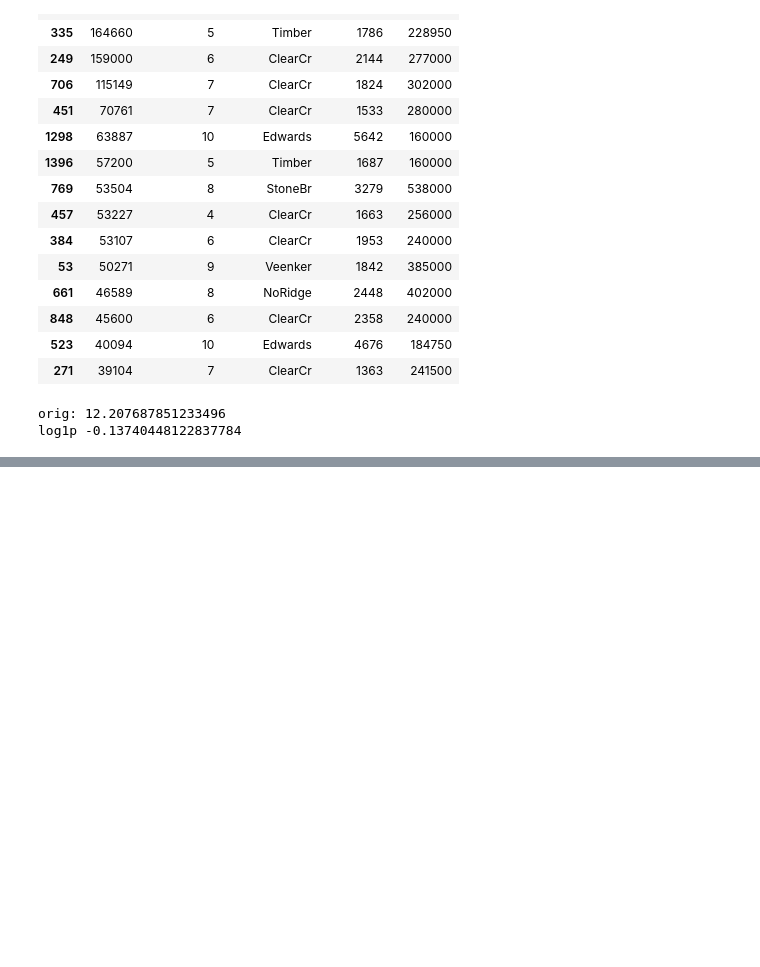
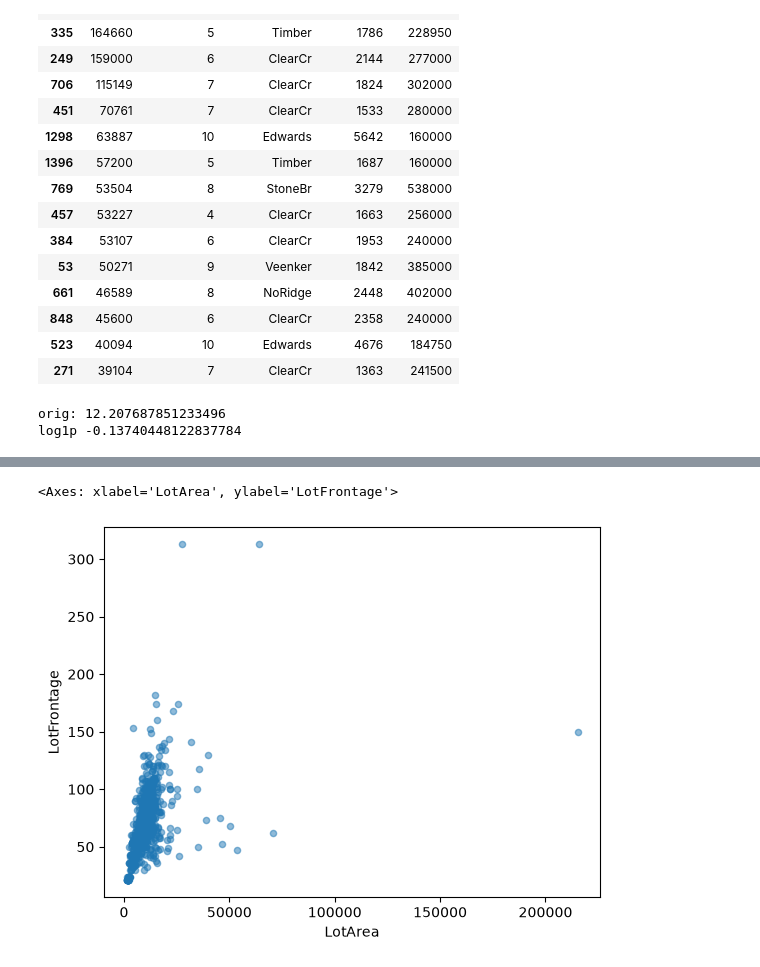
Before and after one commit to vensik/Ml-Final, a Jupyter notebook: house-prices/draft.ipynb, the cells around one changed output, grey strips where cells are left out. Drawn from its saved outputs; the diff is of its cells as text; code cells hidden in the pictures; blank space fills up the shorter version.

```diff
--- a/house-prices/eda_fe.ipynb
+++ b/house-prices/draft.ipynb
@@ -803,0 +932,5 @@ log1p -0.13740448122837784
+# %%
+train.plot.scatter(x="LotArea", y="LotFrontage", alpha=0.5)
+# %% [output]
+<Axes: xlabel='LotArea', ylabel='LotFrontage'>
+[figure, added]
```
Also changed, not shown: parts of 38 cells of this notebook, 5 other files.
